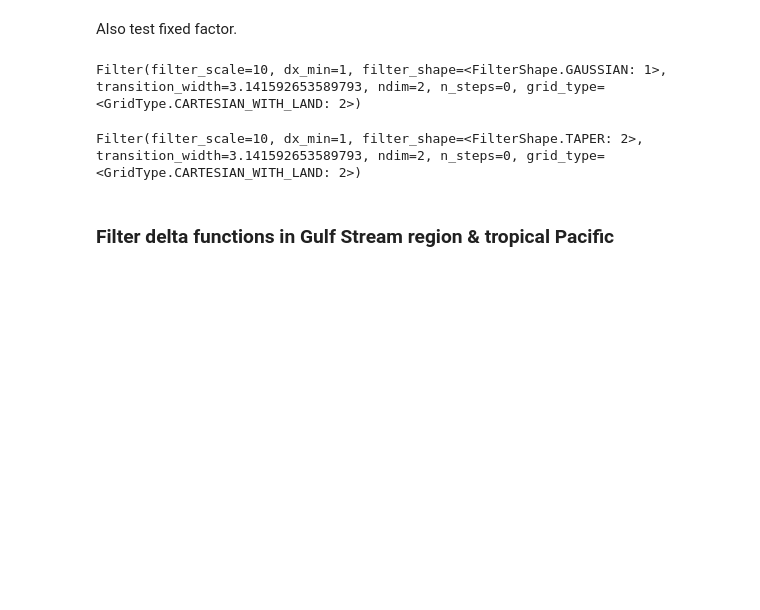
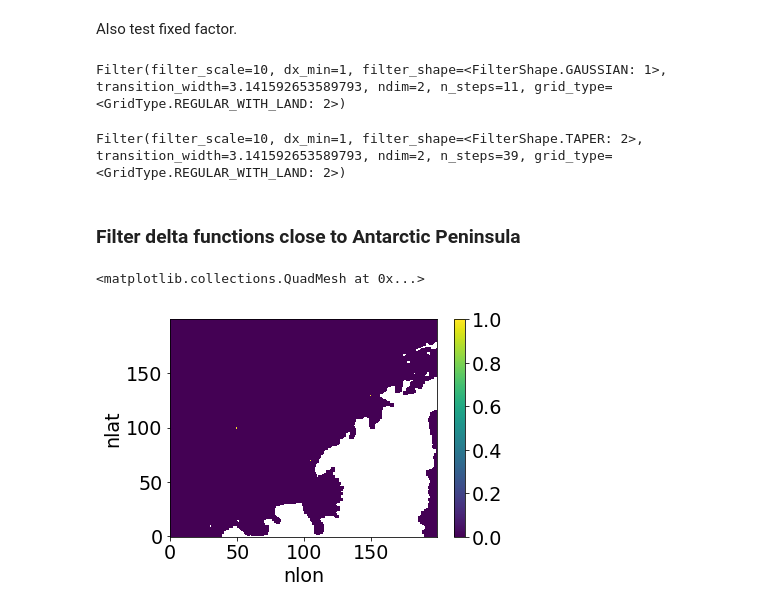
Before and after one commit to ocean-eddy-cpt/gcm-filters-paper, a Jupyter notebook: effective_kernel.ipynb, the cells around one changed output. Saved outputs shown, nothing was run; the diff lists cells and outputs as text; code cells hidden in the pictures; blank space fills up the shorter version.

Commit message:
Move region of interest to high-latitudes

```diff
--- a/effective_kernel.ipynb
+++ b/effective_kernel.ipynb
@@ -135,49 +139,48 @@ filter_fixed_factor_Gaussian = gcm_filters.Filter(
     dx_min=1,
     filter_shape=gcm_filters.FilterShape.GAUSSIAN,
     n_steps=0,
-    grid_type=gcm_filters.GridType.CARTESIAN_WITH_LAND,
+    grid_type=gcm_filters.GridType.REGULAR_WITH_LAND,
     grid_vars={'wet_mask': wet_mask}
 )
 filter_fixed_factor_Gaussian
 # %% [output]
-Filter(filter_scale=10, dx_min=1, filter_shape=<FilterShape.GAUSSIAN: 1>, transition_width=3.141592653589793, ndim=2, n_steps=0, grid_type=<GridType.CARTESIAN_WITH_LAND: 2>)
+Filter(filter_scale=10, dx_min=1, filter_shape=<FilterShape.GAUSSIAN: 1>, transition_width=3.141592653589793, ndim=2, n_steps=11, grid_type=<GridType.REGULAR_WITH_LAND: 2>)
 # %%
 filter_fixed_factor_Taper = gcm_filters.Filter(
     filter_scale=10,
     dx_min=1,
     filter_shape=gcm_filters.FilterShape.TAPER,
     n_steps=0,
-    grid_type=gcm_filters.GridType.CARTESIAN_WITH_LAND,
+    grid_type=gcm_filters.GridType.REGULAR_WITH_LAND,
     grid_vars={'wet_mask': wet_mask}
 )
 filter_fixed_factor_Taper
 # %% [output]
-Filter(filter_scale=10, dx_min=1, filter_shape=<FilterShape.TAPER: 2>, transition_width=3.141592653589793, ndim=2, n_steps=0, grid_type=<GridType.CARTESIAN_WITH_LAND: 2>)
+Filter(filter_scale=10, dx_min=1, filter_shape=<FilterShape.TAPER: 2>, transition_width=3.141592653589793, ndim=2, n_steps=39, grid_type=<GridType.REGULAR_WITH_LAND: 2>)
-# %% [markdown]
-### Filter delta functions in Gulf Stream region & tropical Pacific
+# %% [markdown]
+### Filter delta functions close to Antarctic Peninsula
 # %%
-# Gulf Stream
 delta1 = 0 * xr.ones_like(ds.nlat*ds.nlon)
-delta1[1643,398] = 1
+delta1[300,350] = 1
 delta1 = delta1.where(wet_mask)
 
 delta2 = 0 * xr.ones_like(ds.nlat*ds.nlon)
-delta2[1635,440] = 1
+delta2[270,405] = 1
 delta2 = delta2.where(wet_mask)
 
 delta3 = 0 * xr.ones_like(ds.nlat*ds.nlon)
-delta3[1620,363] = 1
+delta3[330,450] = 1
 delta3 = delta3.where(wet_mask)
-
-# Tropical Pacific
-delta4 = 0 * xr.ones_like(ds.nlat*ds.nlon)
-delta4[1220,250] = 1
-delta4 = delta4.where(wet_mask)
-
-delta5 = 0 * xr.ones_like(ds.nlat*ds.nlon)
-delta5[1180,290] = 1
-delta5 = delta5.where(wet_mask)
-
-delta6 = 0 * xr.ones_like(ds.nlat*ds.nlon)
-delta6[1250,320] = 1
-delta6 = delta6.where(wet_mask)
+# %%
+# Antarctic peninsula region
+nlon0 = 300
+nlon1 = 500
+nlat0 = 200
+nlat1 = 400
+xslice = slice(nlon0,nlon1)
+yslice = slice(nlat0,nlat1)
+
+(delta1+delta2+delta3).isel(nlat=yslice, nlon=xslice).plot()
+# %% [output]
+<matplotlib.collections.QuadMesh at 0x...>
+[figure, added]
```
Also changed, not shown: parts of 24 cells of this notebook.
